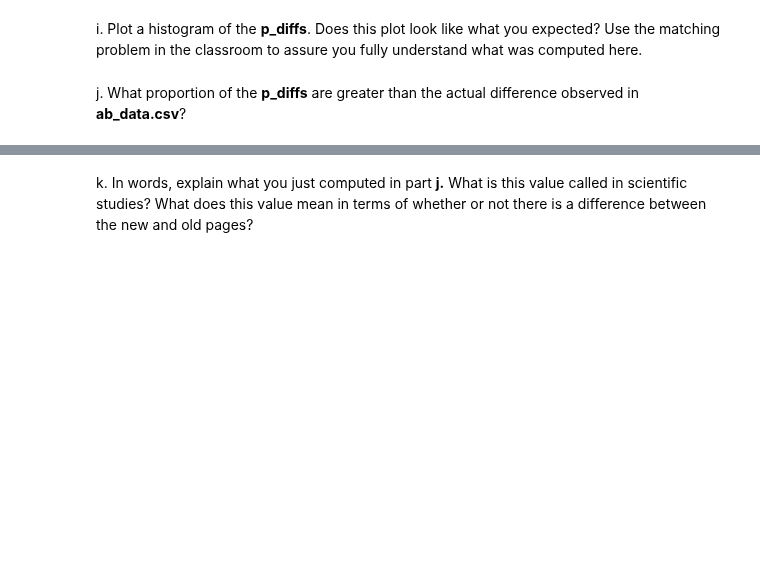
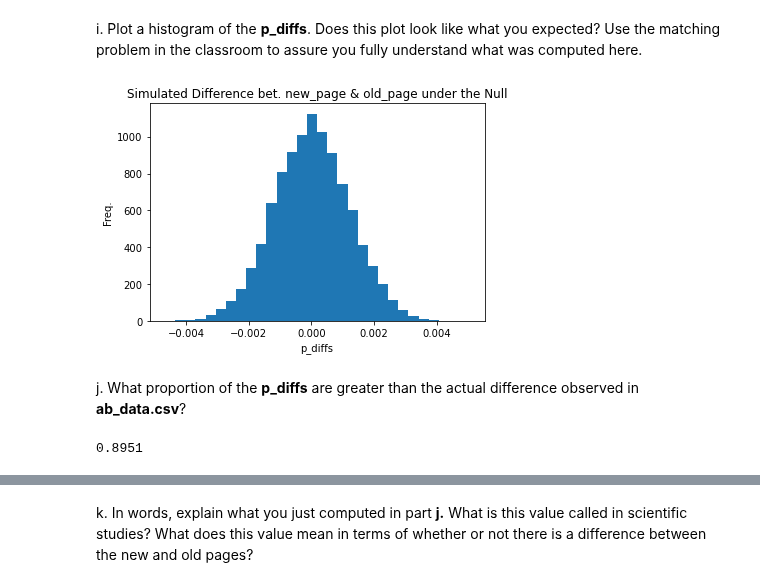
Before and after one commit to Theabdelkader/Analyze-AB-Test-Results, a Jupyter notebook: Analyze_ab_test_results_notebook.ipynb, the cells around one changed output, grey strips where cells are left out. Cells and saved outputs as stored; diff of their text form; code cells hidden in the pictures; blank space fills up the shorter version.

```diff
--- a/Analyze_ab_test_results_notebook.ipynb
+++ b/Analyze_ab_test_results_notebook.ipynb
@@ -209,2 +216,5 @@ a. What is the **convert rate** for $p_{new}$ under the null?
 # %% [markdown]
 b. What is the **convert rate** for $p_{old}$ under the null? <br><br>
+# %%
+p_old = df2.converted.mean()
+p_old
@@ -211,2 +223,5 @@ b. What is the **convert rate** for $p_{old}$ under the null? <br><br>
 # %% [markdown]
 c. What is $n_{new}$?
+# %%
+n_new =len(df2.query('landing_page == "new_page"'))
+n_new
@@ -213,2 +230,5 @@ c. What is $n_{new}$?
 # %% [markdown]
 d. What is $n_{old}$?
+# %%
+n_old= len(df2.query('landing_page == "old_page"'))
+n_old
@@ -221,6 +258,31 @@ g. Find $p_{new}$ - $p_{old}$ for your simulated values from part (e) and (f).
 # %% [markdown]
 h. Simulate 10,000 $p_{new}$ - $p_{old}$ values using this same process similarly to the one you calculated in parts **a. through g.** above.  Store all 10,000 values in a numpy array called **p_diffs**.
+# %%
+p_diffs =[]
+for _ in range(10000):
+    new_converted_simulation = np.random.binomial(n_new,p_new)/n_new
+    old_converted_simulation = np.random.binomial(n_old,p_old)/n_old
+    diff = (new_converted_simulation - old_converted_simulation)
+    p_diffs.append(diff)
 # %% [markdown]
 i. Plot a histogram of the **p_diffs**.  Does this plot look like what you expected?  Use the matching problem in the classroom to assure you fully understand what was computed here.
+# %%
+plt.hist(p_diffs,bins=30)
+plt.xlabel('p_diffs')
+plt.ylabel('Freq.')
+plt.title('Simulated Difference bet. new_page & old_page under the Null');
+# %% [output]
+[figure, added]
 # %% [markdown]
 j. What proportion of the **p_diffs** are greater than the actual difference observed in **ab_data.csv**?
+# %%
+#The actucl difference:
+org_new_mean = df.query('group =="treatment"').converted.mean()
+org_old_mean = df.query('group =="control"').converted.mean()
+org_diff = (org_new_mean - org_old_mean)
+#Convert p_diffs to array to be able to make inequality
+p_diffs = np.array(p_diffs)
+# Calculate the propotion of the p_diffs are greater than the actual difference observed in ab_data.csv
+(p_diffs > org_diff).mean()
+# %% [output]
+0.8951
```
Also changed, not shown: parts of 21 cells of this notebook.
